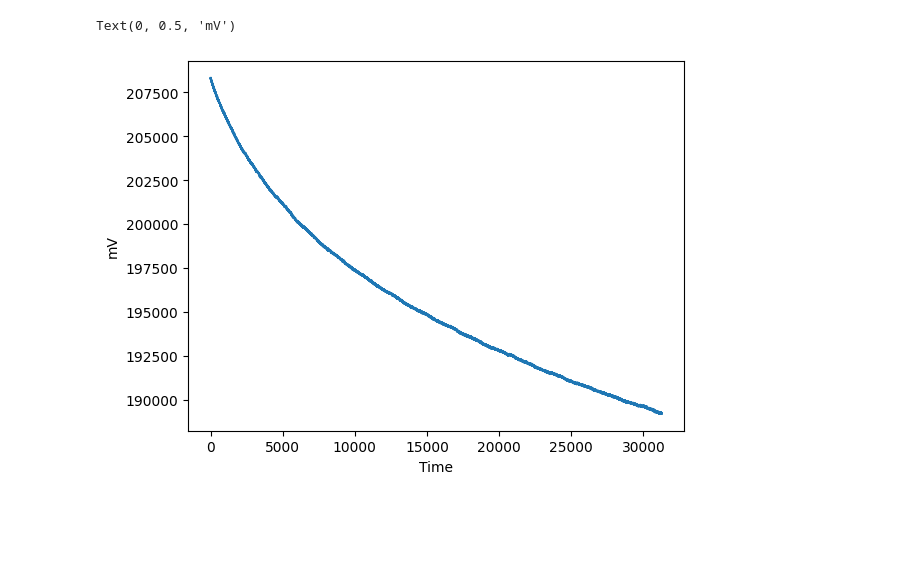
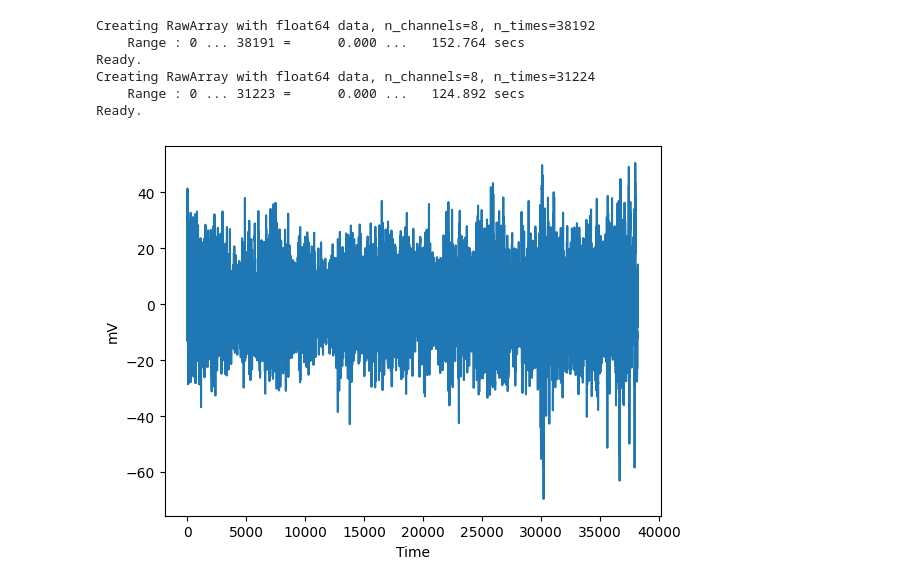
Before and after one commit to JHUBCIS/EEG-ExPy_JHUBCIS, a Jupyter notebook: notebooks/EEG_data_exploration.ipynb, the cells around one changed output. Saved outputs shown, nothing was run; the diff lists cells and outputs as text; code cells hidden in the pictures; blank space fills up the shorter version.

```diff
--- a/notebooks/EEG_data_exploration.ipynb
+++ b/notebooks/EEG_data_exploration.ipynb
@@ -11,0 +12,18 @@ ssvep_eeg_df = pd.read_csv(f'../data/sub0{sub}_eeg_ssvep.csv')
+# %%
+ch_names = list(clean_eeg_df.columns[:8])
+ch_types = ['eeg'] * len(ch_names)
+sfreq = 250
+info = mne.create_info(ch_names=ch_names, sfreq=sfreq, ch_types=ch_types)
+# %%
+clean_eeg = clean_eeg_df[ch_names].to_numpy().T
+noisy_eeg = noisy_eeg_df[ch_names].to_numpy().T
+# %%
+clean_raw = mne.io.RawArray(clean_eeg, info)
+noisy_raw = mne.io.RawArray(noisy_eeg, info)
+# %% [output]
+Creating RawArray with float64 data, n_channels=8, n_times=38192
+    Range : 0 ... 38191 =      0.000 ...   152.764 secs
+Ready.
+Creating RawArray with float64 data, n_channels=8, n_times=31224
+    Range : 0 ... 31223 =      0.000 ...   124.892 secs
+Ready.
@@ -12,7 +36,7 @@ ssvep_eeg_df = pd.read_csv(f'../data/sub0{sub}_eeg_ssvep.csv')
 # %%
-plt.plot(ssvep_eeg_df.to_numpy()[:,4])
+plt.plot(clean_eeg[0])
 plt.xlabel('Time')
 plt.ylabel('mV')
+plt.show()
 # %% [output]
-Text(0, 0.5, 'mV')
-[figure, old version]
+[figure, new version]
```
Also changed, not shown: parts of 7 cells of this notebook.
